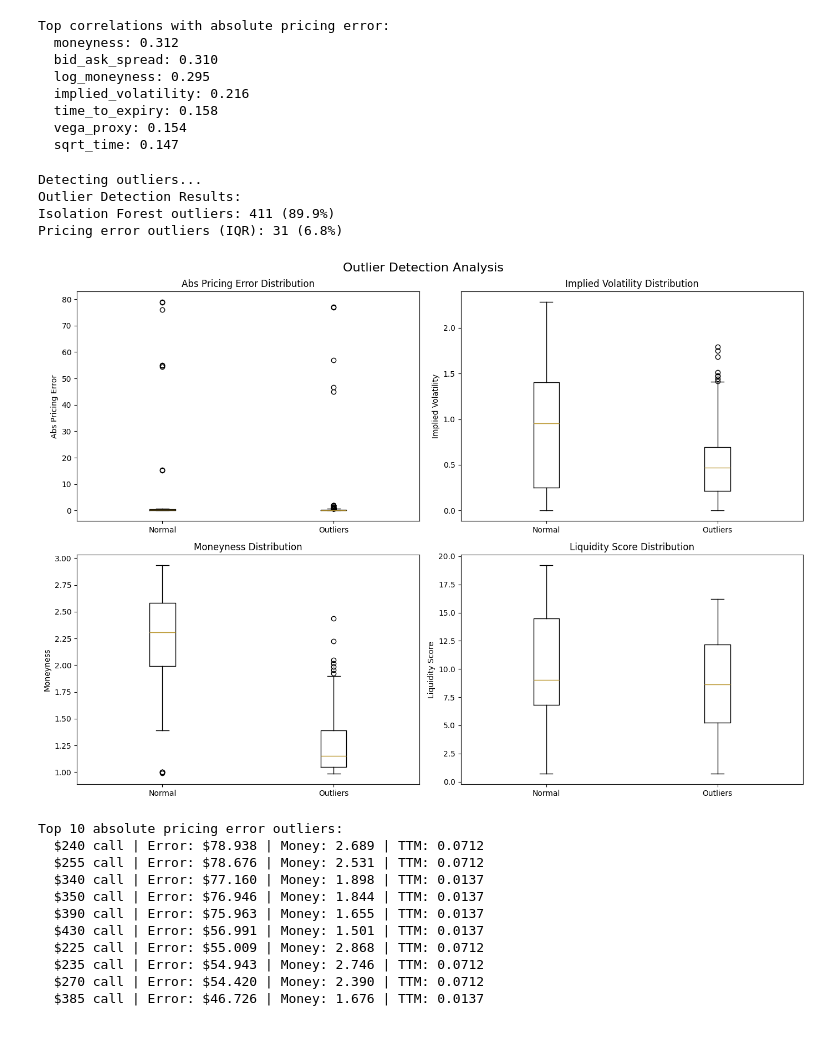
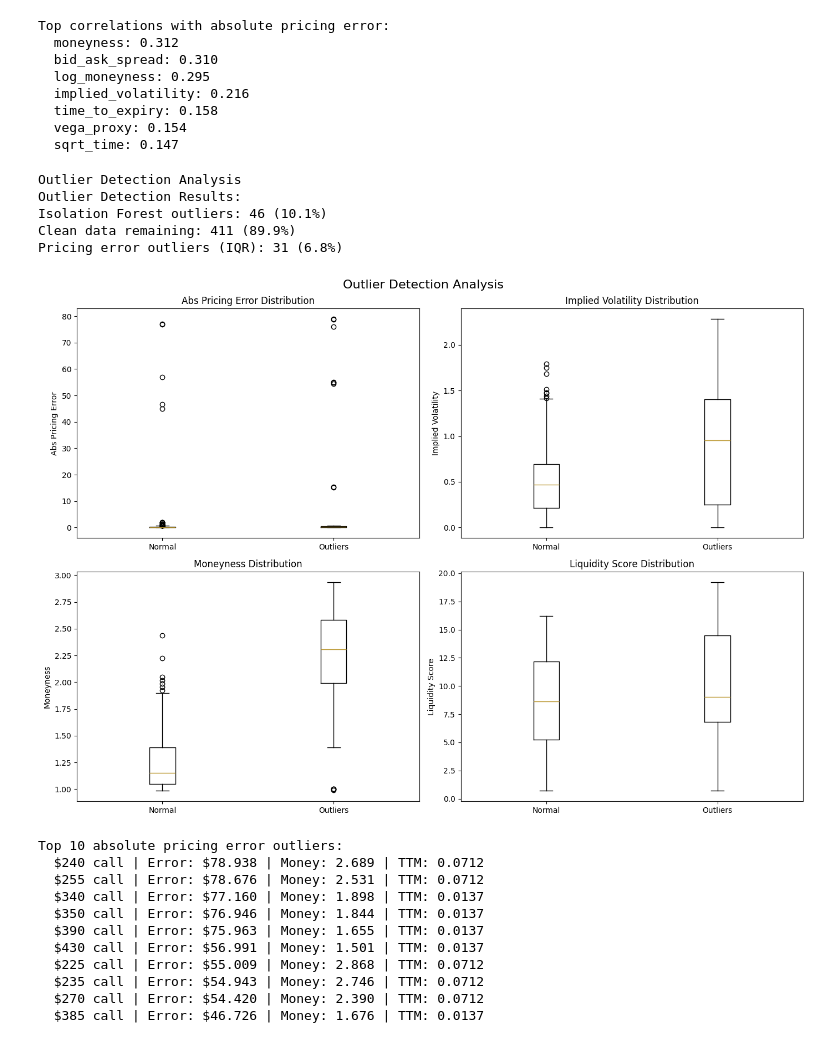
Before and after one commit to anmolsingh0219/bootcamp_anmol_singh, a Jupyter notebook: projects/notebooks/02_exploratory_data_analysis.ipynb, the cells around one changed output. Saved outputs shown, nothing was run; the diff lists cells and outputs as text; code cells hidden in the pictures.

```diff
--- a/projects/notebooks/02_exploratory_data_analysis.ipynb
+++ b/projects/notebooks/02_exploratory_data_analysis.ipynb
@@ -31,21 +29,13 @@ plt.style.use('default')
 sns.set_palette("husl")
 plt.rcParams['figure.figsize'] = (12, 8)
 # %%
-# cleaned data
-data_files = glob.glob('data/processed/cleaned_options_data_*.csv')
-if not data_files:
-    raise FileNotFoundError("No cleaned data files found")
+df = pd.read_csv('../data/processed/cleaned_options_data_20250823_164021.csv')
 
-latest_file = max(data_files, key=os.path.getctime)
-df = pd.read_csv(latest_file)
-
-# datetime columns
+# Convert datetime columns
 datetime_cols = ['expiration_date', 'fetch_timestamp', 'simulated_trade_date']
 for col in datetime_cols:
     if col in df.columns:
         df[col] = pd.to_datetime(df[col])
 
-print(f"Dataset loaded: {latest_file}")
-print(f"Shape: {df.shape}")
 print(f"Contracts by type: {df['contract_type'].value_counts().to_dict()}")
 # %% [output]
@@ -286,66 +247,73 @@ Top correlations with absolute pricing error:
   vega_proxy: 0.154
   sqrt_time: 0.147
 # %%
-print("Outliers")
+print("Outlier Detection Analysis")
 
-outlier_df, normal_df = processor.detect_outliers(valid_df_updated, method='isolation_forest')
+clean_data, outliers = processor.detect_outliers(valid_df_updated, method='isolation_forest')
 
-valid_df_updated['outlier_iso'] = valid_df_updated.index.isin(outlier_df.index)
+print(f"Outlier Detection Results:")
+print(f"Isolation Forest outliers: {len(outliers)} ({len(outliers)/len(valid_df_updated)*100:.1f}%)")
+print(f"Clean data remaining: {len(clean_data)} ({len(clean_data)/len(valid_df_updated)*100:.1f}%)")
 
-# IQR method
+# Additional IQR analysis for pricing errors specifically
 Q1 = valid_df_updated['abs_pricing_error'].quantile(0.25)
 Q3 = valid_df_updated['abs_pricing_error'].quantile(0.75)
 IQR = Q3 - Q1
 lower_bound = Q1 - 1.5 * IQR
 upper_bound = Q3 + 1.5 * IQR
-valid_df_updated['outlier_pricing'] = (valid_df_updated['abs_pricing_error'] < lower_bound) | (valid_df_updated['abs_pricing_error'] > upper_bound)
+pricing_outliers = (valid_df_updated['abs_pricing_error'] < lower_bound) | (valid_df_updated['abs_pricing_error'] > upper_bound)
 
-print(f"Outlier Detection Results:")
-print(f"Isolation Forest outliers: {valid_df_updated['outlier_iso'].sum()} ({valid_df_updated['outlier_iso'].mean()*100:.1f}%)")
-print(f"Pricing error outliers (IQR): {valid_df_updated['outlier_pricing'].sum()} ({valid_df_updated['outlier_pricing'].mean()*100:.1f}%)")
+print(f"Pricing error outliers (IQR): {pricing_outliers.sum()} ({pricing_outliers.mean()*100:.1f}%)")
 
 # Visualize outliers for key features
 outlier_features = ['abs_pricing_error', 'implied_volatility', 'moneyness', 'liquidity_score']
 fig, axes = plt.subplots(2, 2, figsize=(14, 10))
 fig.suptitle('Outlier Detection Analysis', fontsize=16)
 
 for i, feature in enumerate(outlier_features):
     ax = axes[i//2, i%2]
 
     # Box plot with outliers highlighted
-    normal_data = valid_df_updated[~valid_df_updated['outlier_iso']][feature].dropna()
-    outlier_data = valid_df_updated[valid_df_updated['outlier_iso']][feature].dropna()
+    normal_data = clean_data[feature].dropna() if feature in clean_data.columns else pd.Series()
+    outlier_data = outliers[feature].dropna() if feature in outliers.columns else pd.Series()
 
-    box_data = [normal_data, outlier_data]
-    box_labels = ['Normal', 'Outliers']
+    box_data = []
+    box_labels = []
 
-    if len(normal_data) > 0 and len(outlier_data) > 0:
+    if len(normal_data) > 0:
+        box_data.append(normal_data)
+        box_labels.append('Normal')
+
+    if len(outlier_data) > 0:
+        box_data.append(outlier_data)
+        box_labels.append('Outliers')
+
+    if box_data:
         ax.boxplot(box_data, labels=box_labels)
-    elif len(normal_data) > 0:
-        ax.boxplot([normal_data], labels=['Normal'])
     else:
         ax.text(0.5, 0.5, 'No data', transform=ax.transAxes, ha='center')
 
     ax.set_title(f'{feature.replace("_", " ").title()} Distribution')
     ax.set_ylabel(feature.replace('_', ' ').title())
 
 plt.tight_layout()
 plt.show()
 
 print(f"\nTop 10 absolute pricing error outliers:")
 top_outliers = valid_df_updated.nlargest(10, 'abs_pricing_error')[
     ['strike', 'contract_type', 'market_price', 'bs_price', 'abs_pricing_error', 'moneyness', 'time_to_expiry']
 ]
 for _, row in top_outliers.iterrows():
     print(f"  ${row['strike']:.0f} {row['contract_type']} | "
           f"Error: ${row['abs_pricing_error']:.3f} | "
           f"Money: {row['moneyness']:.3f} | TTM: {row['time_to_expiry']:.4f}")
 # %% [output]
-Detecting outliers...
+Outlier Detection Analysis
 Outlier Detection Results:
-Isolation Forest outliers: 411 (89.9%)
+Isolation Forest outliers: 46 (10.1%)
+Clean data remaining: 411 (89.9%)
 Pricing error outliers (IQR): 31 (6.8%)
-[figure, old version]
+[figure, new version]
 Top 10 absolute pricing error outliers:
   $240 call | Error: $78.938 | Money: 2.689 | TTM: 0.0712
   $255 call | Error: $78.676 | Money: 2.531 | TTM: 0.0712
```
Also changed, not shown: parts of 5 cells of this notebook, 8 other files.
